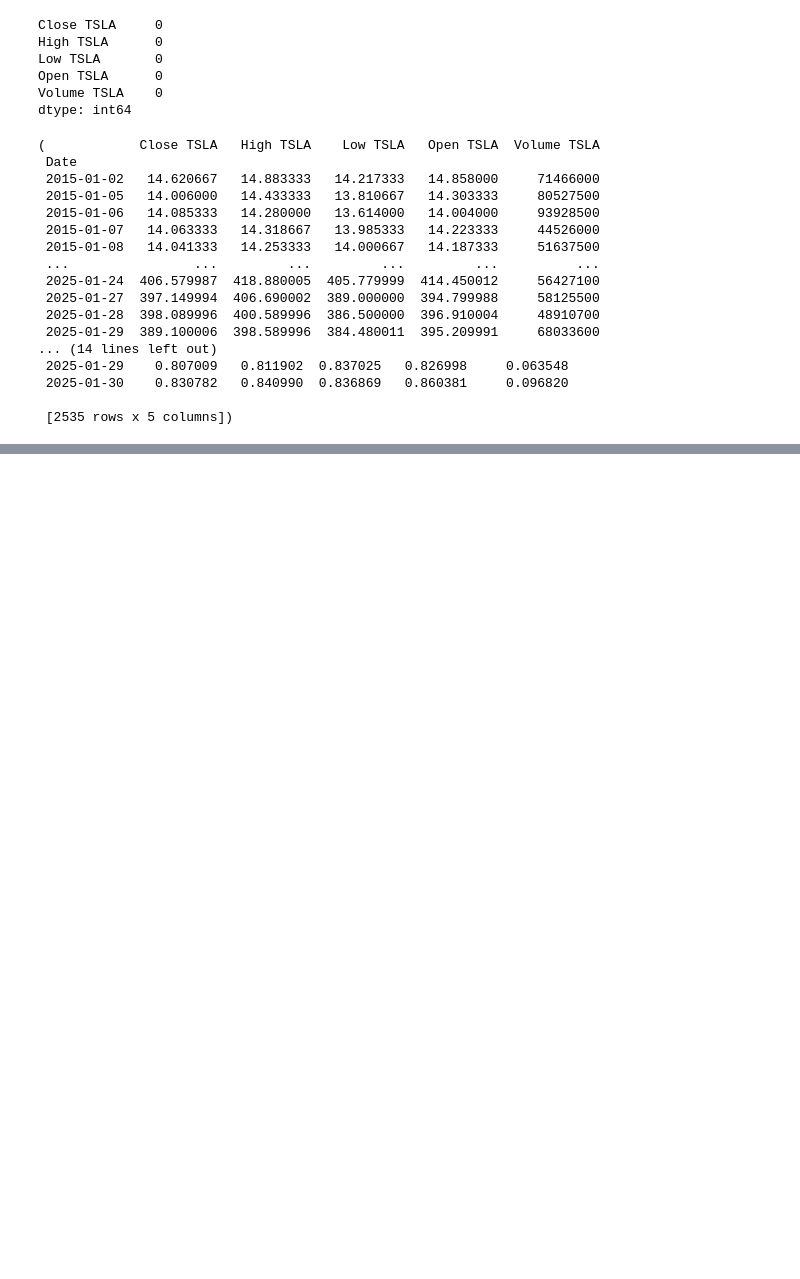
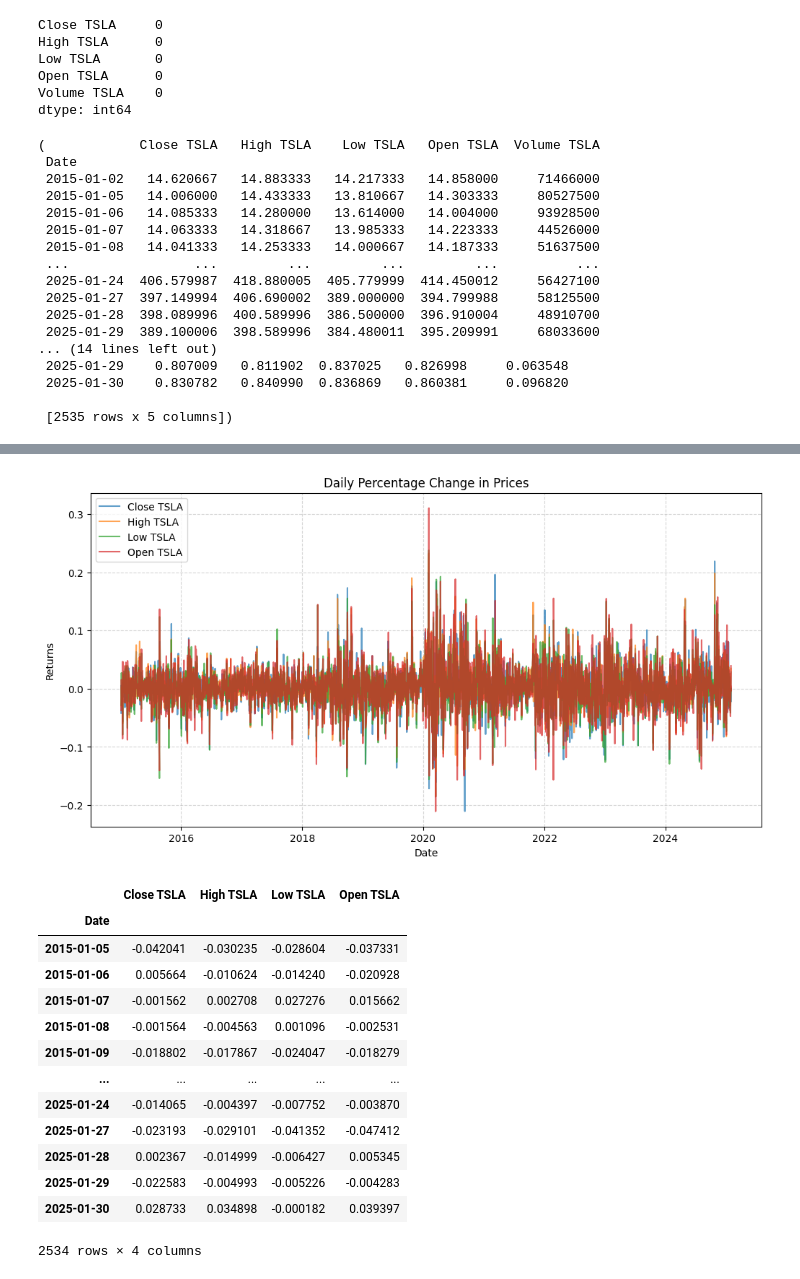
Before and after one commit to Nahom-ketsela/kaim-week-11, a Jupyter notebook: notebook/GMF_analysis.ipynb, the cells around one changed output, grey strips where cells are left out. Drawn from its saved outputs; the diff is of its cells as text; code cells hidden in the pictures; blank space fills up the shorter version.

```diff
--- a/notebook/GMF_analysis.ipynb
+++ b/notebook/GMF_analysis.ipynb
@@ -71,0 +87,18 @@ gp.preprocess_data(df_TSLA)
+# %%
+gp.plot_daily_returns(df_TSLA)
+# %% [output]
+[figure, added]
+|  | Close TSLA | High TSLA | Low TSLA | Open TSLA |
+| Date |  |  |  |  |
+| 2015-01-05 | -0.042041 | -0.030235 | -0.028604 | -0.037331 |
+| 2015-01-06 | 0.005664 | -0.010624 | -0.014240 | -0.020928 |
+| 2015-01-07 | -0.001562 | 0.002708 | 0.027276 | 0.015662 |
+| 2015-01-08 | -0.001564 | -0.004563 | 0.001096 | -0.002531 |
+| 2015-01-09 | -0.018802 | -0.017867 | -0.024047 | -0.018279 |
+| ... | ... | ... | ... | ... |
+| 2025-01-24 | -0.014065 | -0.004397 | -0.007752 | -0.003870 |
+| 2025-01-27 | -0.023193 | -0.029101 | -0.041352 | -0.047412 |
+| 2025-01-28 | 0.002367 | -0.014999 | -0.006427 | 0.005345 |
+| 2025-01-29 | -0.022583 | -0.004993 | -0.005226 | -0.004283 |
+| 2025-01-30 | 0.028733 | 0.034898 | -0.000182 | 0.039397 |
+2534 rows × 4 columns
```
Also changed, not shown: parts of 10 cells of this notebook, 1 other file.
